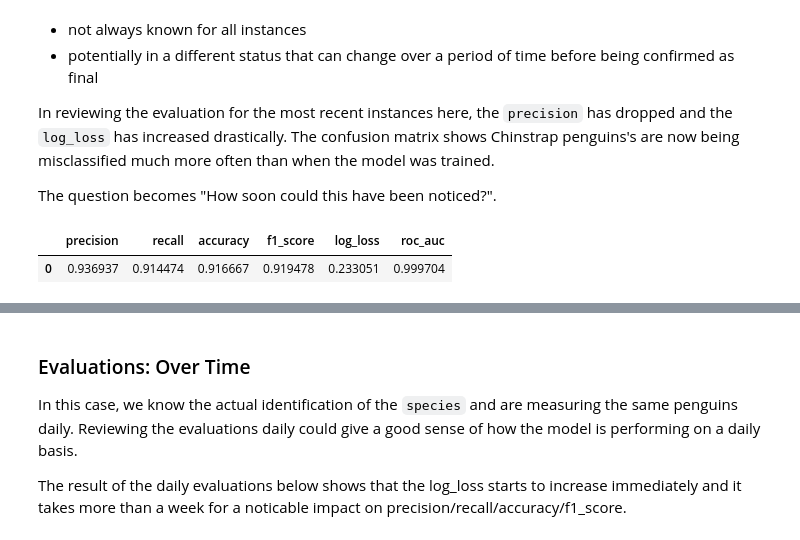
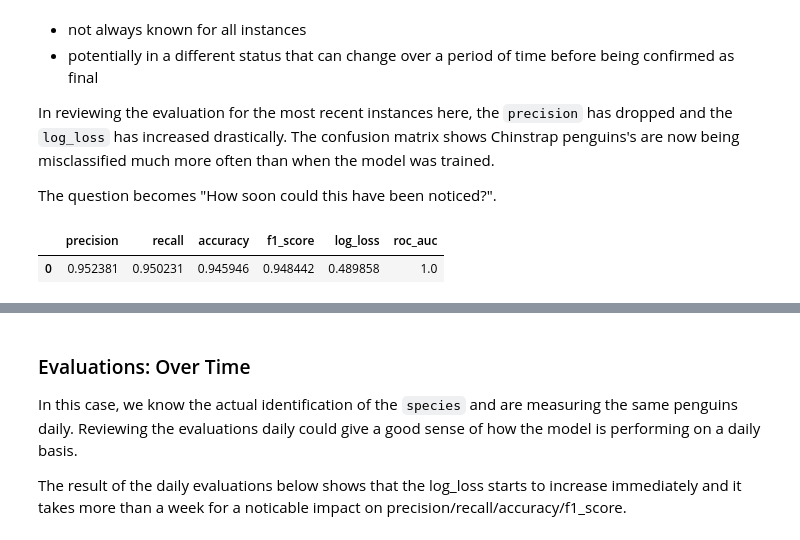
Before and after one commit to statmike/vertex-ai-mlops, a Jupyter notebook: Model Monitoring/bqml-model-monitoring-tutorial.ipynb, the cells around one changed output, grey strips where cells are left out. Saved outputs shown, nothing was run; the diff lists cells and outputs as text; code cells hidden in the pictures.

```diff
--- a/Model Monitoring/bqml-model-monitoring-tutorial.ipynb
+++ b/Model Monitoring/bqml-model-monitoring-tutorial.ipynb
@@ -577,17 +575,17 @@ The question becomes "How soon could this have been noticed?".
 # %%
 %%bigquery
 SELECT *
 FROM ML.EVALUATE (
-    MODEL `statmike-mlops-349915.bqml_model_monitoring.classify_species_dnn`,
+    MODEL `statmike-mlops-349915.bqml_model_monitoring.classify_species_rf`,
     (
         SELECT *
         FROM `statmike-mlops-349915.bqml_model_monitoring.serving`
         WHERE DATE(instance_timestamp) >= CURRENT_DATE()
     )
 )
 # %% [output]
 |  | precision | recall | accuracy | f1_score | log_loss | roc_auc |
-| 0 | 0.936937 | 0.914474 | 0.916667 | 0.919478 | 0.233051 | 0.999704 |
+| 0 | 0.952381 | 0.950231 | 0.945946 | 0.948442 | 0.489858 | 1.0 |
 # %%
 %%bigquery
 SELECT *
```
Also changed, not shown: parts of 79 cells of this notebook.
